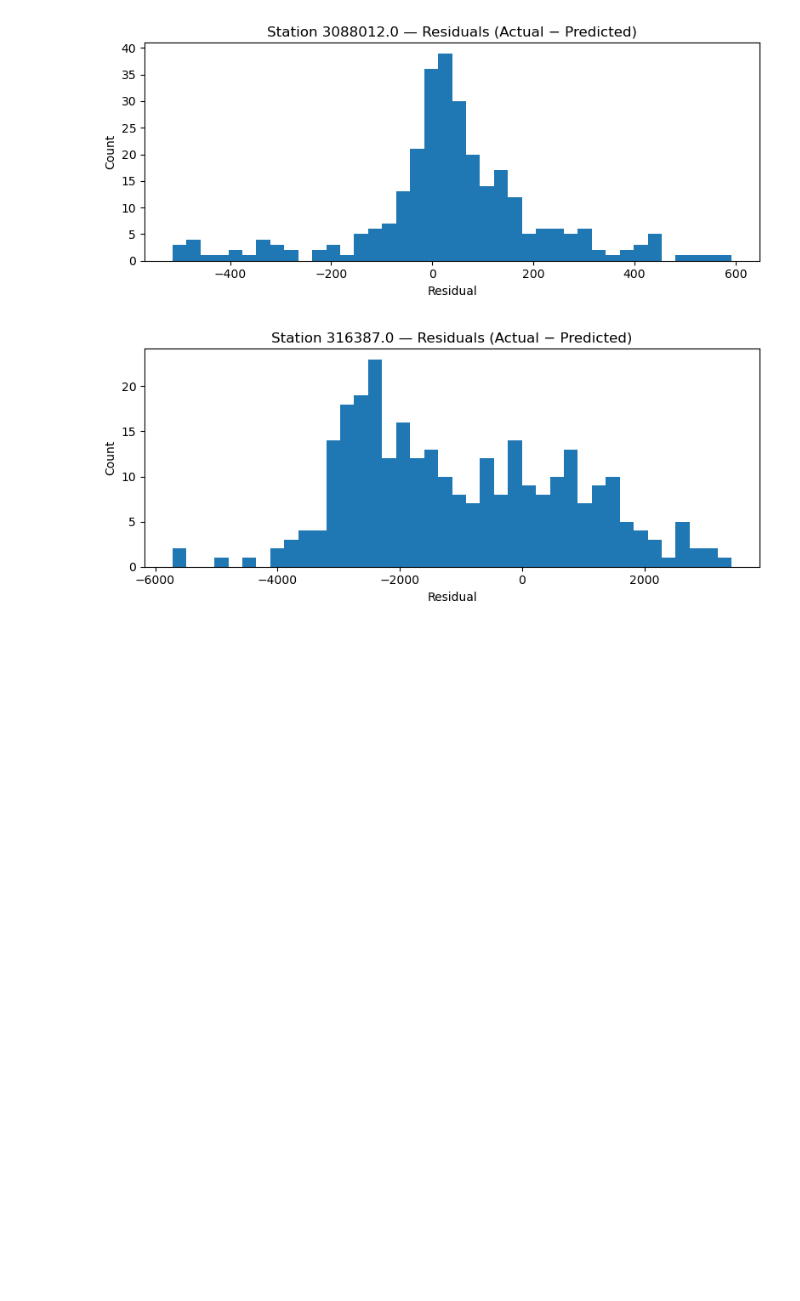
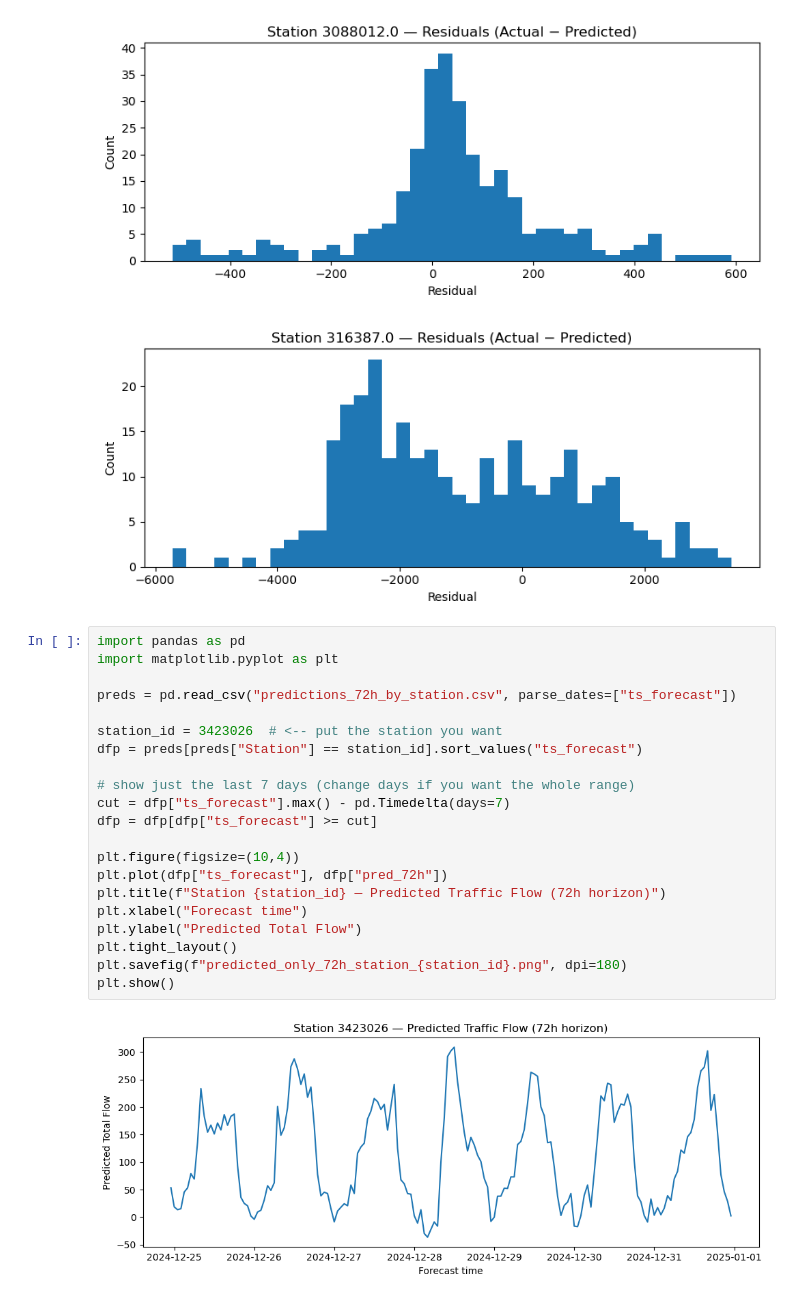
Before and after one commit to RichelCode/EV-Charging-Analysis, a Jupyter notebook: LSTM Conference-.ipynb, the cells around one changed output. Cells and saved outputs as stored; diff of their text form; blank space fills up the shorter version.

```diff
--- a/LSTM Conference-.ipynb
+++ b/LSTM Conference-.ipynb
@@ -503,3 +503,26 @@ for s in stations_to_plot:
 [figure]
 [figure]
 [figure]
+# %%
+import pandas as pd
+import matplotlib.pyplot as plt
+
+preds = pd.read_csv("predictions_72h_by_station.csv", parse_dates=["ts_forecast"])
+
+station_id = 3423026  # <-- put the station you want
+dfp = preds[preds["Station"] == station_id].sort_values("ts_forecast")
+
+# show just the last 7 days (change days if you want the whole range)
+cut = dfp["ts_forecast"].max() - pd.Timedelta(days=7)
+dfp = dfp[dfp["ts_forecast"] >= cut]
+
+plt.figure(figsize=(10,4))
+plt.plot(dfp["ts_forecast"], dfp["pred_72h"])
+plt.title(f"Station {station_id} — Predicted Traffic Flow (72h horizon)")
+plt.xlabel("Forecast time")
+plt.ylabel("Predicted Total Flow")
+plt.tight_layout()
+plt.savefig(f"predicted_only_72h_station_{station_id}.png", dpi=180)
+plt.show()
+# %% [output]
+[figure, added]
```
Also changed, not shown: parts of 10 cells of this notebook.
